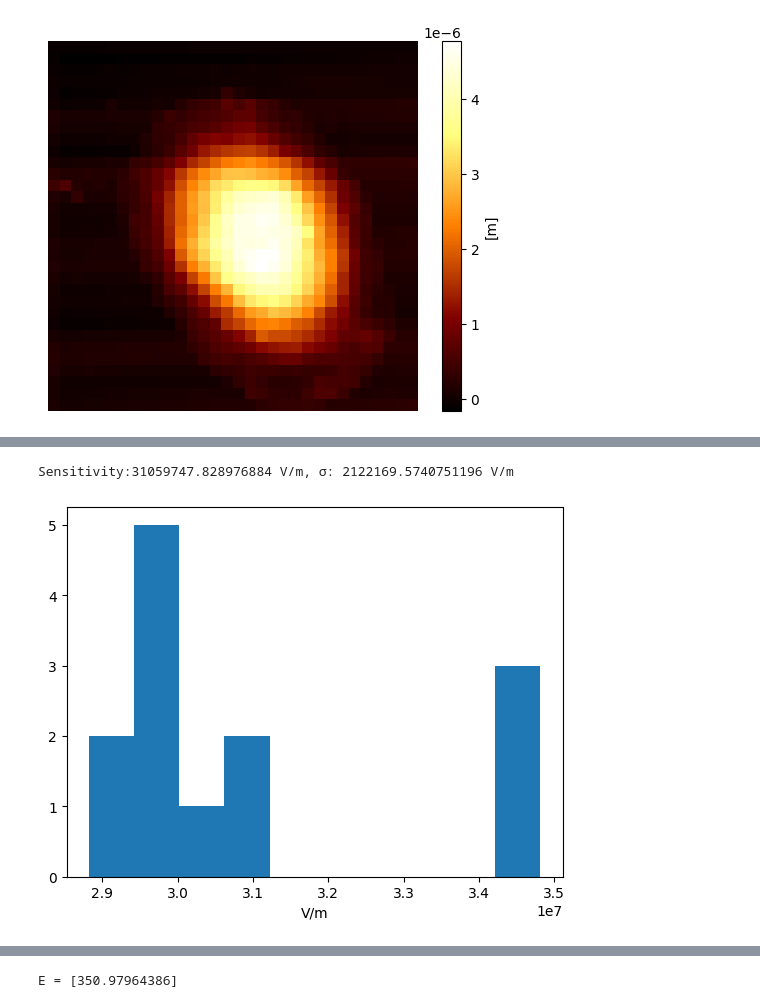
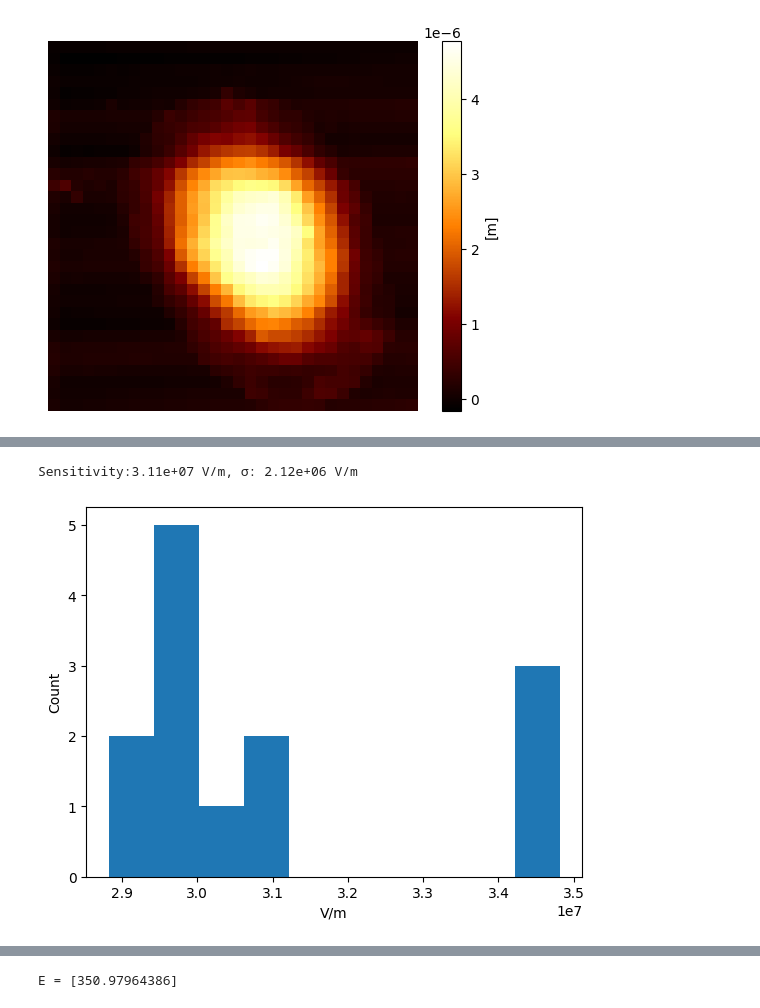
Before and after one commit to mcanoibec/mechanical_tool, a Jupyter notebook: main.ipynb, the cells around one changed output, grey strips where cells are left out. Saved outputs shown, nothing was run; the diff lists cells and outputs as text; code cells hidden in the pictures.

```diff
--- a/main.ipynb
+++ b/main.ipynb
@@ -15,4 +21,2 @@ from IPython.display import clear_output
 # %%
-# Directory for a folder with .txt curve files
-folder=r'C:\Users\mcano\Code2\data\raw\bea\double_regime\processed_curves-2024.12.18-14.30.03'
-file_list = [f for f in listdir(folder) if isfile(join(folder, f))]
+path=r'C:\Users\mcano\Code2\data\raw\bea\double_regime\processed_curves-2024.12.18-14.30.03'
@@ -33,17 +58,15 @@ plt.show()
 # %%
-# Perform sensitivity analysis.
-# get-cutout.py must be ran first to select substrate data
-
-slopes=sensitivity_analysis(folder)
+slopes=sensitivity_analysis(folder=path, use_area_in_rough_topo=1)
 𝗰𝗹𝗲𝗮𝗿_𝗼𝘂𝘁𝗽𝘂𝘁()
 
-print(rf'Sensitivity:{np.mean(slopes)} V/m, σ: {np.std(slopes)} V/m')
-sensitivity=np.mean(slopes)
+print(rf'Sensitivity:{np.mean(slopes):.2e} V/m, σ: {np.std(slopes):.2e} V/m')
+saved_sensitivity=np.mean(slopes)
 
 plt.figure()
 plt.hist(slopes)
 plt.xlabel('V/m')
+plt.ylabel('Count')
 plt.show()
 # %% [output]
-Sensitivity:31059747.828976884 V/m, σ: 2122169.5740751196 V/m
+Sensitivity:3.11e+07 V/m, σ: 2.12e+06 V/m
-[figure, old version]
+[figure, new version]
```
Also changed, not shown: parts of 14 cells of this notebook, 3 other files.
